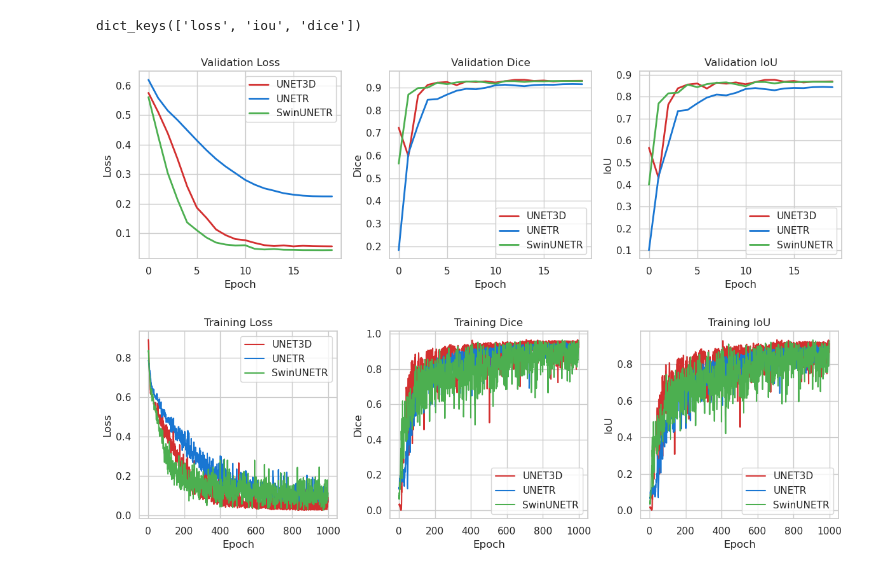
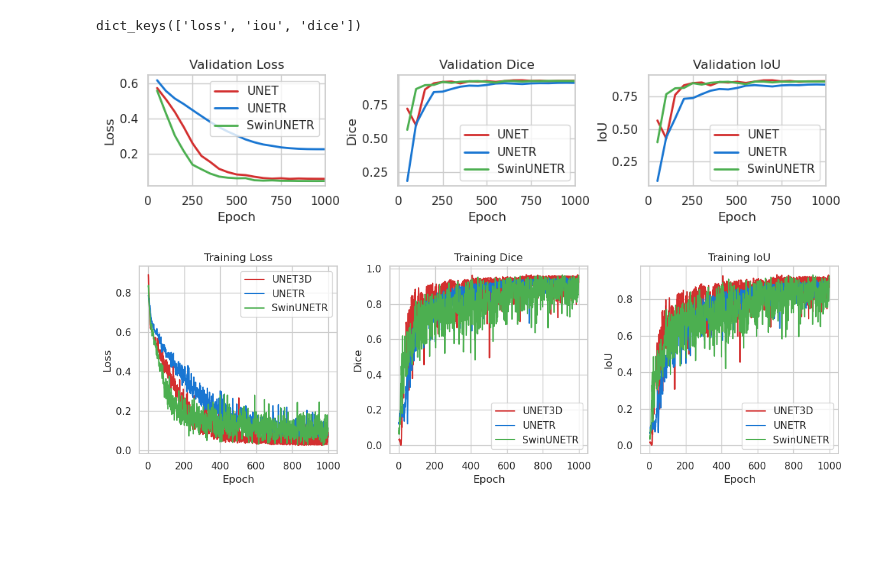
Before and after one commit to cecnordb/DML_LAsegmentation, a Jupyter notebook: notebooks/visualization.ipynb, the cells around one changed output. Cells and saved outputs as stored; diff of their text form; code cells hidden in the pictures; blank space fills up the shorter version.

Commit message:
changes to plots

```diff
--- a/notebooks/visualization.ipynb
+++ b/notebooks/visualization.ipynb
@@ -61,7 +61,7 @@ dict_keys(['loss', 'iou', 'dice'])
 # %%
 # Create a DataFrame for validation metrics
 val_metrics_df = pd.DataFrame({
-    'Epoch': range(len(results_val_unet3d['loss'])),
+    'Epoch': np.array(range(len(results_val_unet3d['loss']))) * 50 + 50,
     'UNET3D_Loss': results_val_unet3d['loss'],
     'UNETR_Loss': results_val_unetr['loss'],
     'SwinUNETR_Loss': results_val_swinunetr['loss'],
@@ -74,41 +74,44 @@ val_metrics_df = pd.DataFrame({
 })
 
 # Set up the matplotlib figure
-fig, axes = plt.subplots(1, 3, figsize=(12, 4))
+fig, axes = plt.subplots(1, 3, figsize=(10, 2.5))
 
 # Plot validation loss
-sns.lineplot(ax=axes[0], data=val_metrics_df, x='Epoch', y='UNET3D_Loss', label='UNET3D', linewidth=2)
+sns.lineplot(ax=axes[0], data=val_metrics_df, x='Epoch', y='UNET3D_Loss', label='UNET', linewidth=2)
 sns.lineplot(ax=axes[0], data=val_metrics_df, x='Epoch', y='UNETR_Loss', label='UNETR', linewidth=2)
 sns.lineplot(ax=axes[0], data=val_metrics_df, x='Epoch', y='SwinUNETR_Loss', label='SwinUNETR', linewidth=2)
 axes[0].set_title('Validation Loss')
 axes[0].set_xlabel('Epoch')
 axes[0].set_ylabel('Loss')
 
 # Plot validation dice
-sns.lineplot(ax=axes[1], data=val_metrics_df, x='Epoch', y='UNET3D_Dice', label='UNET3D', linewidth=2)
+sns.lineplot(ax=axes[1], data=val_metrics_df, x='Epoch', y='UNET3D_Dice', label='UNET', linewidth=2)
 sns.lineplot(ax=axes[1], data=val_metrics_df, x='Epoch', y='UNETR_Dice', label='UNETR', linewidth=2)
 sns.lineplot(ax=axes[1], data=val_metrics_df, x='Epoch', y='SwinUNETR_Dice', label='SwinUNETR', linewidth=2)
 axes[1].set_title('Validation Dice')
 axes[1].set_xlabel('Epoch')
 axes[1].set_ylabel('Dice')
 
 # Plot validation IoU
-sns.lineplot(ax=axes[2], data=val_metrics_df, x='Epoch', y='UNET3D_IoU', label='UNET3D', linewidth=2)
+sns.lineplot(ax=axes[2], data=val_metrics_df, x='Epoch', y='UNET3D_IoU', label='UNET', linewidth=2)
 sns.lineplot(ax=axes[2], data=val_metrics_df, x='Epoch', y='UNETR_IoU', label='UNETR', linewidth=2)
 sns.lineplot(ax=axes[2], data=val_metrics_df, x='Epoch', y='SwinUNETR_IoU', label='SwinUNETR', linewidth=2)
 axes[2].set_title('Validation IoU')
 axes[2].set_xlabel('Epoch')
 axes[2].set_ylabel('IoU')
 
 # Add grid to the plots
 for ax in axes:
     ax.grid(True)
+    ax.set_xlim([-1, 1000])
+
 
 # Adjust layout
 plt.tight_layout()
+plt.savefig('./plots/validation_plots.svg', format='svg')
 plt.show()
 # %% [output]
-[figure, old version]
+[figure, new version]
 # %%
 # Create a DataFrame for training metrics
 train_metrics_df = pd.DataFrame({
```
Also changed, not shown: parts of 4 cells of this notebook.
